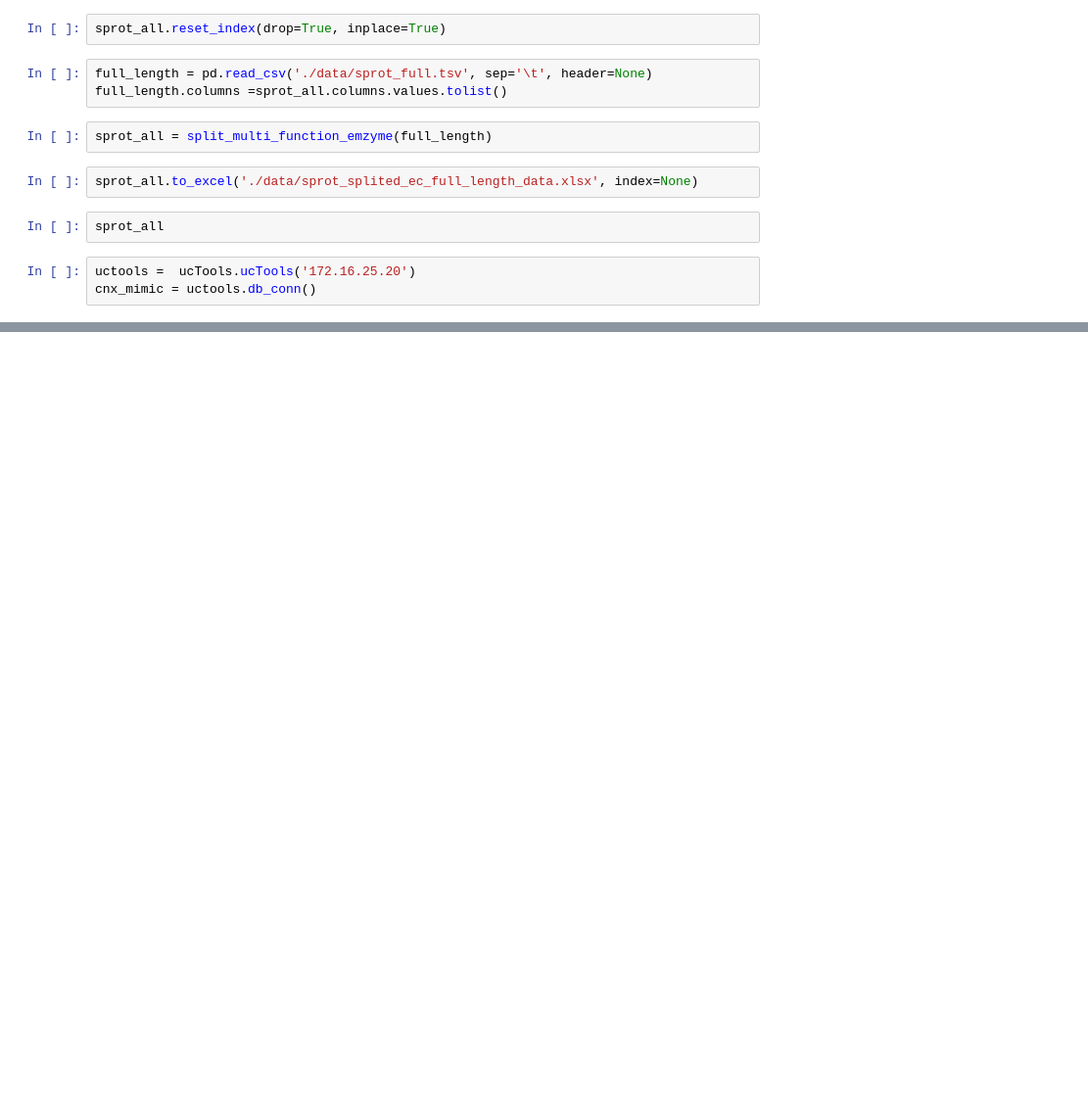
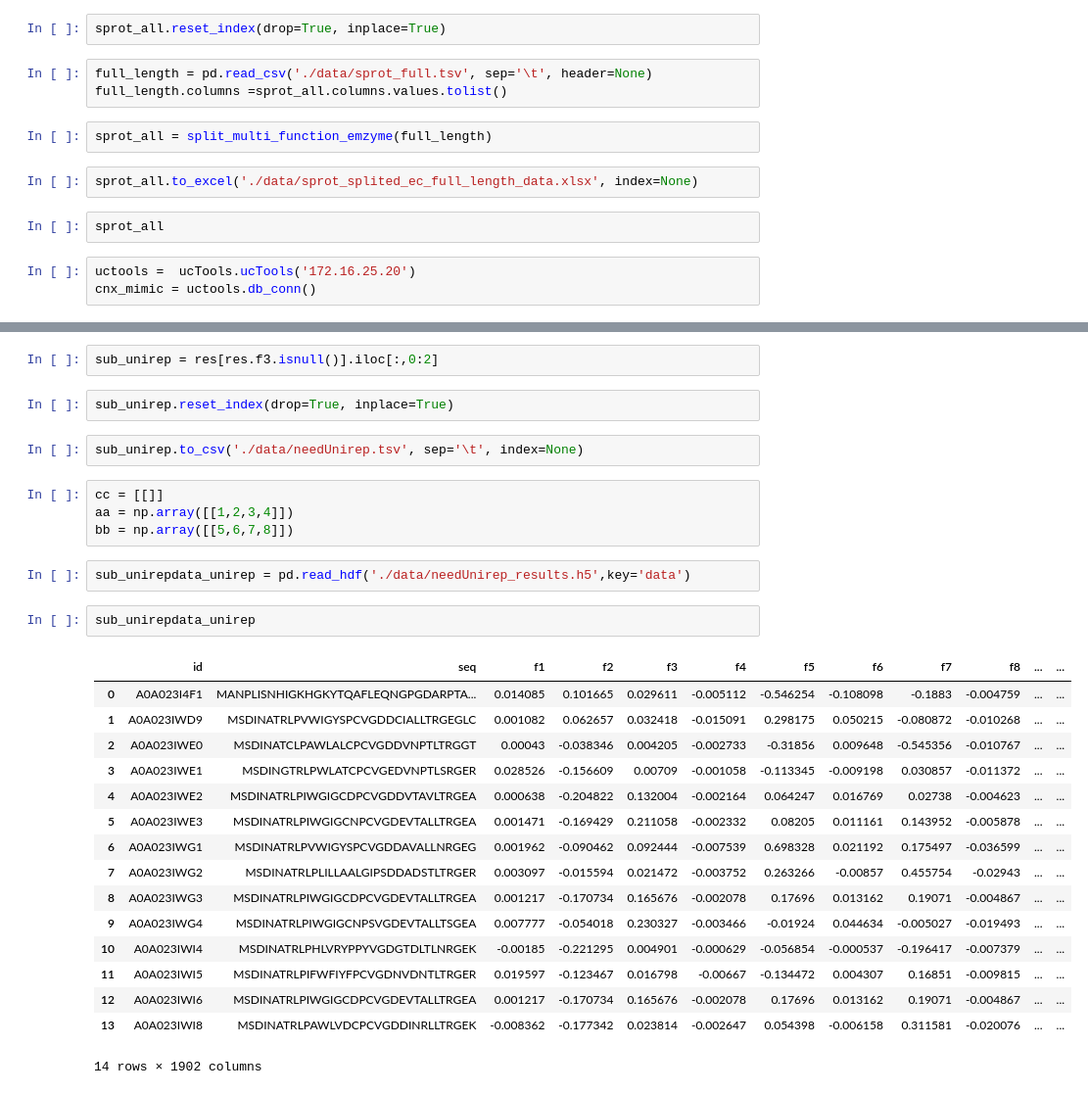
Before and after one commit to kingstdio/BioUniprot, a Jupyter notebook: data_analysis.ipynb, the cells around one changed output, grey strips where cells are left out. Shown at 98% size. Drawn from its saved outputs; the diff is of its cells as text; blank space fills up the shorter version.

```diff
--- a/data_analysis.ipynb
+++ b/data_analysis.ipynb
@@ -292,0 +364,31 @@ pd.DataFrame(length_list, columns=['seqlength', 'seqcounts', 'have_ec_asigned',
+# %%
+sub_unirep = res[res.f3.isnull()].iloc[:,0:2]
+# %%
+sub_unirep.reset_index(drop=True, inplace=True)
+# %%
+sub_unirep.to_csv('./data/needUnirep.tsv', sep='\t', index=None)
+# %%
+cc = [[]]
+aa = np.array([[1,2,3,4]])
+bb = np.array([[5,6,7,8]])
+# %%
+sub_unirepdata_unirep = pd.read_hdf('./data/needUnirep_results.h5',key='data')
+# %%
+sub_unirepdata_unirep
+# %% [output]
+|  | id | seq | f1 | f2 | f3 | f4 | f5 | f6 | f7 | f8 | ... | ... |
+| 0 | A0A023I4F1 | MANPLISNHIGKHGKYTQAFLEQNGPGDARPTA... | 0.014085 | 0.101665 | 0.029611 | -0.005112 | -0.546254 | -0.108098 | -0.1883 | -0.004759 | ... | ... |
+| 1 | A0A023IWD9 | MSDINATRLPVWIGYSPCVGDDCIALLTRGEGLC | 0.001082 | 0.062657 | 0.032418 | -0.015091 | 0.298175 | 0.050215 | -0.080872 | -0.010268 | ... | ... |
+| 2 | A0A023IWE0 | MSDINATCLPAWLALCPCVGDDVNPTLTRGGT | 0.00043 | -0.038346 | 0.004205 | -0.002733 | -0.31856 | 0.009648 | -0.545356 | -0.010767 | ... | ... |
+| 3 | A0A023IWE1 | MSDINGTRLPWLATCPCVGEDVNPTLSRGER | 0.028526 | -0.156609 | 0.00709 | -0.001058 | -0.113345 | -0.009198 | 0.030857 | -0.011372 | ... | ... |
+| 4 | A0A023IWE2 | MSDINATRLPIWGIGCDPCVGDDVTAVLTRGEA | 0.000638 | -0.204822 | 0.132004 | -0.002164 | 0.064247 | 0.016769 | 0.02738 | -0.004623 | ... | ... |
+| 5 | A0A023IWE3 | MSDINATRLPIWGIGCNPCVGDEVTALLTRGEA | 0.001471 | -0.169429 | 0.211058 | -0.002332 | 0.08205 | 0.011161 | 0.143952 | -0.005878 | ... | ... |
+| 6 | A0A023IWG1 | MSDINATRLPVWIGYSPCVGDDAVALLNRGEG | 0.001962 | -0.090462 | 0.092444 | -0.007539 | 0.698328 | 0.021192 | 0.175497 | -0.036599 | ... | ... |
+| 7 | A0A023IWG2 | MSDINATRLPLILLAALGIPSDDADSTLTRGER | 0.003097 | -0.015594 | 0.021472 | -0.003752 | 0.263266 | -0.00857 | 0.455754 | -0.02943 | ... | ... |
+| 8 | A0A023IWG3 | MSDINATRLPIWGIGCDPCVGDEVTALLTRGEA | 0.001217 | -0.170734 | 0.165676 | -0.002078 | 0.17696 | 0.013162 | 0.19071 | -0.004867 | ... | ... |
+| 9 | A0A023IWG4 | MSDINATRLPIWGIGCNPSVGDEVTALLTSGEA | 0.007777 | -0.054018 | 0.230327 | -0.003466 | -0.01924 | 0.044634 | -0.005027 | -0.019493 | ... | ... |
+| 10 | A0A023IWI4 | MSDINATRLPHLVRYPPYVGDGTDLTLNRGEK | -0.00185 | -0.221295 | 0.004901 | -0.000629 | -0.056854 | -0.000537 | -0.196417 | -0.007379 | ... | ... |
+| 11 | A0A023IWI5 | MSDINATRLPIFWFIYFPCVGDNVDNTLTRGER | 0.019597 | -0.123467 | 0.016798 | -0.00667 | -0.134472 | 0.004307 | 0.16851 | -0.009815 | ... | ... |
+| 12 | A0A023IWI6 | MSDINATRLPIWGIGCDPCVGDEVTALLTRGEA | 0.001217 | -0.170734 | 0.165676 | -0.002078 | 0.17696 | 0.013162 | 0.19071 | -0.004867 | ... | ... |
+| 13 | A0A023IWI8 | MSDINATRLPAWLVDCPCVGDDINRLLTRGEK | -0.008362 | -0.177342 | 0.023814 | -0.002647 | 0.054398 | -0.006158 | 0.311581 | -0.020076 | ... | ... |
+14 rows × 1902 columns
```
Also changed, not shown: parts of 18 cells of this notebook, 13 other files.
